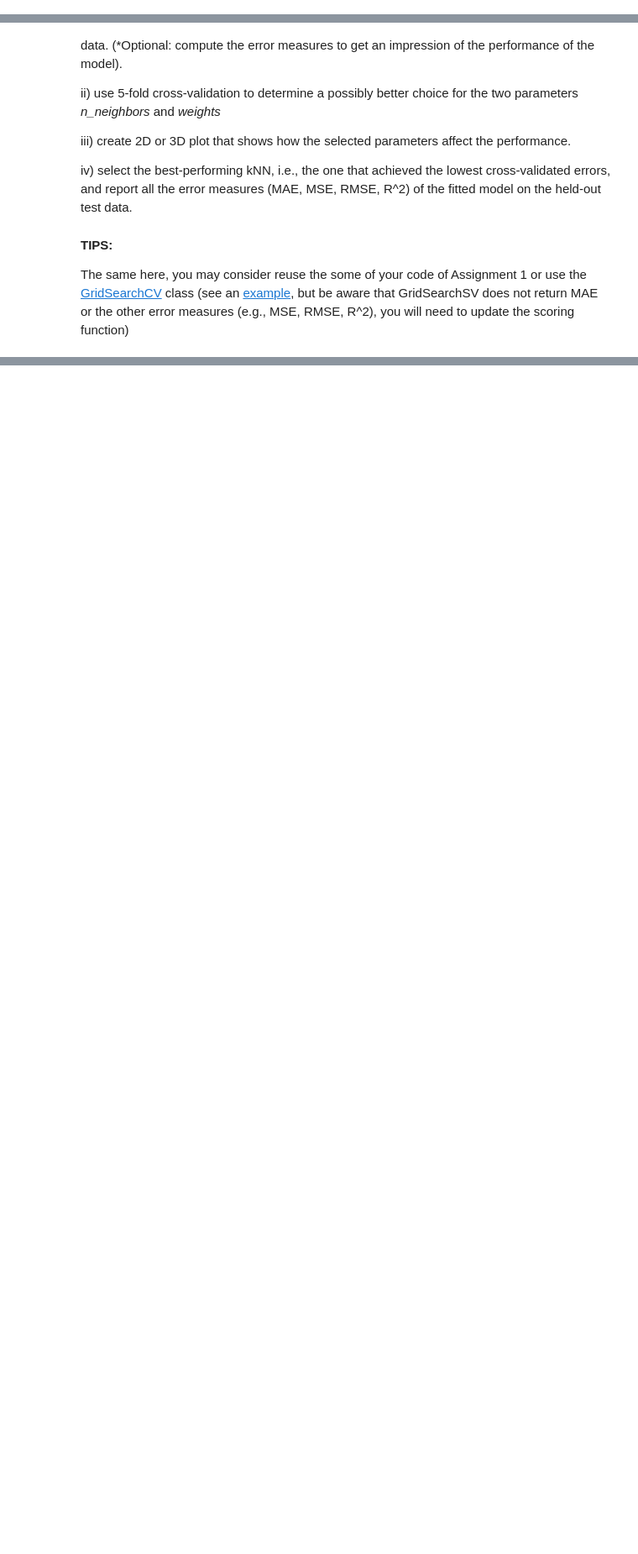
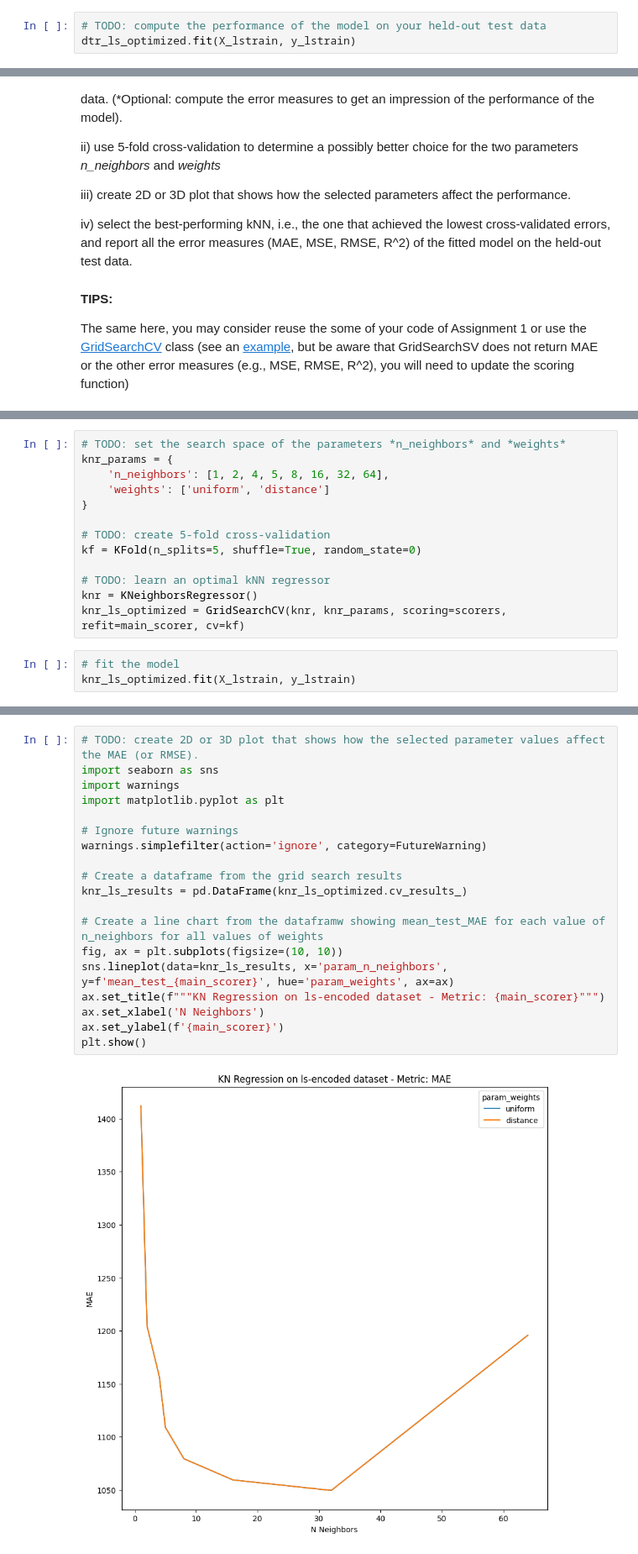
Before and after one commit to MacSuperior/APML-2, a Jupyter notebook: Assignment 2.ipynb, the cells around one changed output, grey strips where cells are left out. Shown: that part at 84% size. Saved outputs shown, nothing was run; the diff lists cells and outputs as text; blank space fills up the shorter version.

```diff
--- a/Assignment 2.ipynb
+++ b/Assignment 2.ipynb
@@ -248,0 +316,3 @@ from sklearn.tree import DecisionTreeRegressor
+# %%
+# TODO: compute the performance of the model on your held-out test data
+dtr_ls_optimized.fit(X_lstrain, y_lstrain)
@@ -283,0 +411,16 @@ from sklearn.neighbors import KNeighborsRegressor
+# %%
+# TODO: set the search space of the parameters *n_neighbors* and *weights*
+knr_params = {
+    'n_neighbors': [1, 2, 4, 5, 8, 16, 32, 64],
+    'weights': ['uniform', 'distance']
+}
+
+# TODO: create 5-fold cross-validation
+kf = KFold(n_splits=5, shuffle=True, random_state=0)
+
+# TODO: learn an optimal kNN regressor
+knr = KNeighborsRegressor()
+knr_ls_optimized = GridSearchCV(knr, knr_params, scoring=scorers, refit=main_scorer, cv=kf)
+# %%
+# fit the model
+knr_ls_optimized.fit(X_lstrain, y_lstrain)
@@ -283,0 +437,21 @@ from sklearn.neighbors import KNeighborsRegressor
+# %%
+# TODO: create 2D or 3D plot that shows how the selected parameter values affect the MAE (or RMSE).
+import seaborn as sns
+import warnings
+import matplotlib.pyplot as plt
+
+# Ignore future warnings
+warnings.simplefilter(action='ignore', category=FutureWarning)
+
+# Create a dataframe from the grid search results
+knr_ls_results = pd.DataFrame(knr_ls_optimized.cv_results_)
+
+# Create a line chart from the dataframw showing mean_test_MAE for each value of n_neighbors for all values of weights
+fig, ax = plt.subplots(figsize=(10, 10))
+sns.lineplot(data=knr_ls_results, x='param_n_neighbors', y=f'mean_test_{main_scorer}', hue='param_weights', ax=ax)
+ax.set_title(f"""KN Regression on ls-encoded dataset - Metric: {main_scorer}""")
+ax.set_xlabel('N Neighbors')
+ax.set_ylabel(f'{main_scorer}')
+plt.show()
+# %% [output]
+[figure, added]
```
Also changed, not shown: parts of 40 cells of this notebook.
